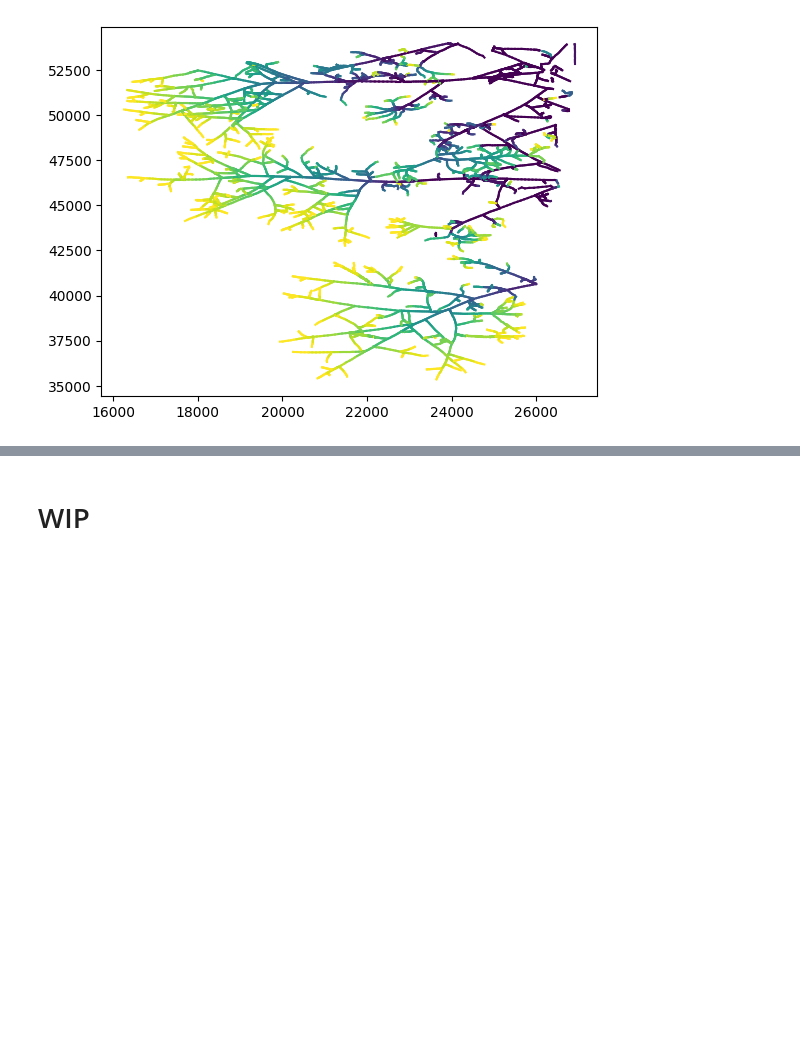
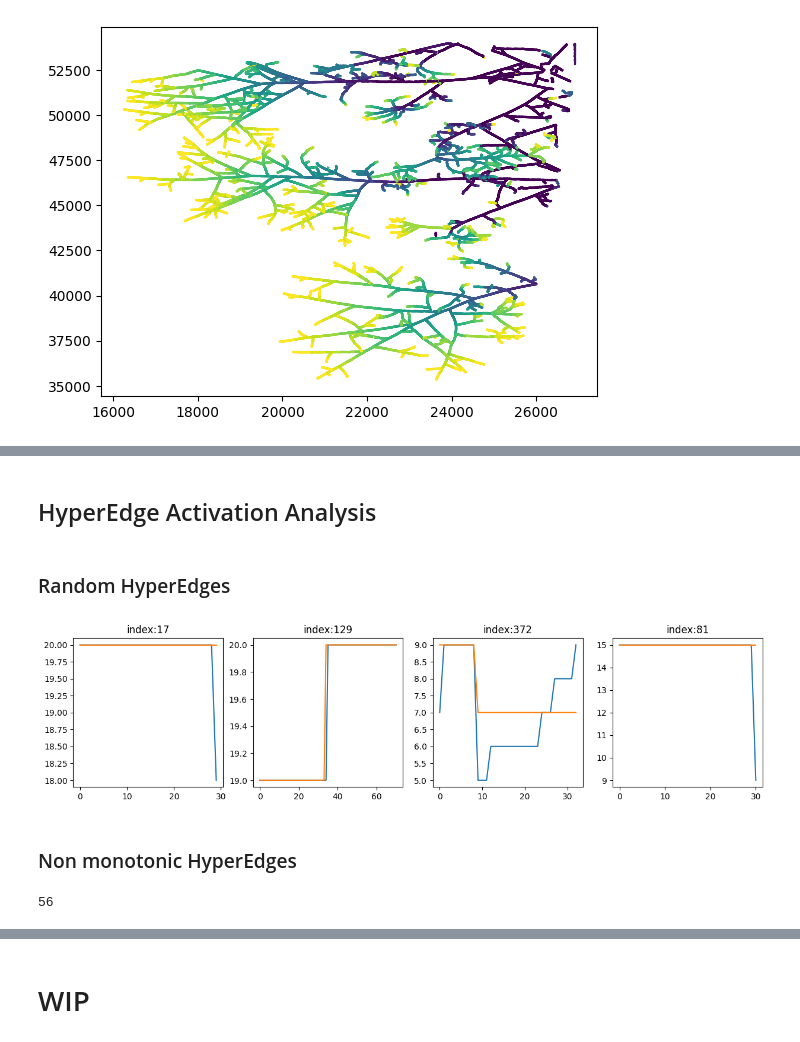
Before and after one commit to amin942001/STHype, a Jupyter notebook: examples/amftrack.ipynb, the cells around one changed output, grey strips where cells are left out. Saved outputs shown, nothing was run; the diff lists cells and outputs as text; code cells hidden in the pictures; blank space fills up the shorter version.

```diff
--- a/examples/amftrack.ipynb
+++ b/examples/amftrack.ipynb
@@ -162,0 +167,47 @@ for (node1, node2), value in H.items():
+# %% [markdown]
+## HyperEdge Activation Analysis
+# %% [markdown]
+### Random HyperEdges
+# %%
+import random
+plt.figure(figsize=(15,15))
+H = spatial_temporal_graph.get_hyperedges_initial_edges()
+hyper_edges_to_plot = list(H.keys())
+
+hyper_edges_to_plot = random.choices(hyper_edges_to_plot, k=16)
+
+for i in range(4):
+    plt.subplot(4,4,i+1)
+    activations = []
+    corrected_activations = []
+    for inital_edge in H[hyper_edges_to_plot[i]]:
+        for node1, node2 in spatial_temporal_graph.get_initial_edge_edges(*inital_edge):
+            activations.append(spatial_temporal_graph[node1][node2]['activation'])
+            corrected_activations.append(spatial_temporal_graph[node1][node2]['corrected_activation'])
+
+    plt.plot(activations)
+    plt.plot(corrected_activations)
+    plt.title(f"index:{hyper_edges_to_plot[i]}")
+# %% [output]
+[figure, added]
+# %% [markdown]
+### Non monotonic HyperEdges
+# %%
+from sthype.utils import is_monotonic
+
+not_monotonic_hyperedge = []
+
+for hyper_edge in H:
+    activations = []
+    corrected_activations = []
+    for inital_edge in H[hyper_edge]:
+        for node1, node2 in spatial_temporal_graph.get_initial_edge_edges(*inital_edge):
+            activations.append(spatial_temporal_graph[node1][node2]['activation'])
+            corrected_activations.append(spatial_temporal_graph[node1][node2]['corrected_activation'])
+
+    if not is_monotonic(np.array(corrected_activations)):
+        not_monotonic_hyperedge.append(hyper_edge)
+
+len(not_monotonic_hyperedge)
+# %% [output]
+56
```
Also changed, not shown: parts of 18 cells of this notebook, 2 other files.
